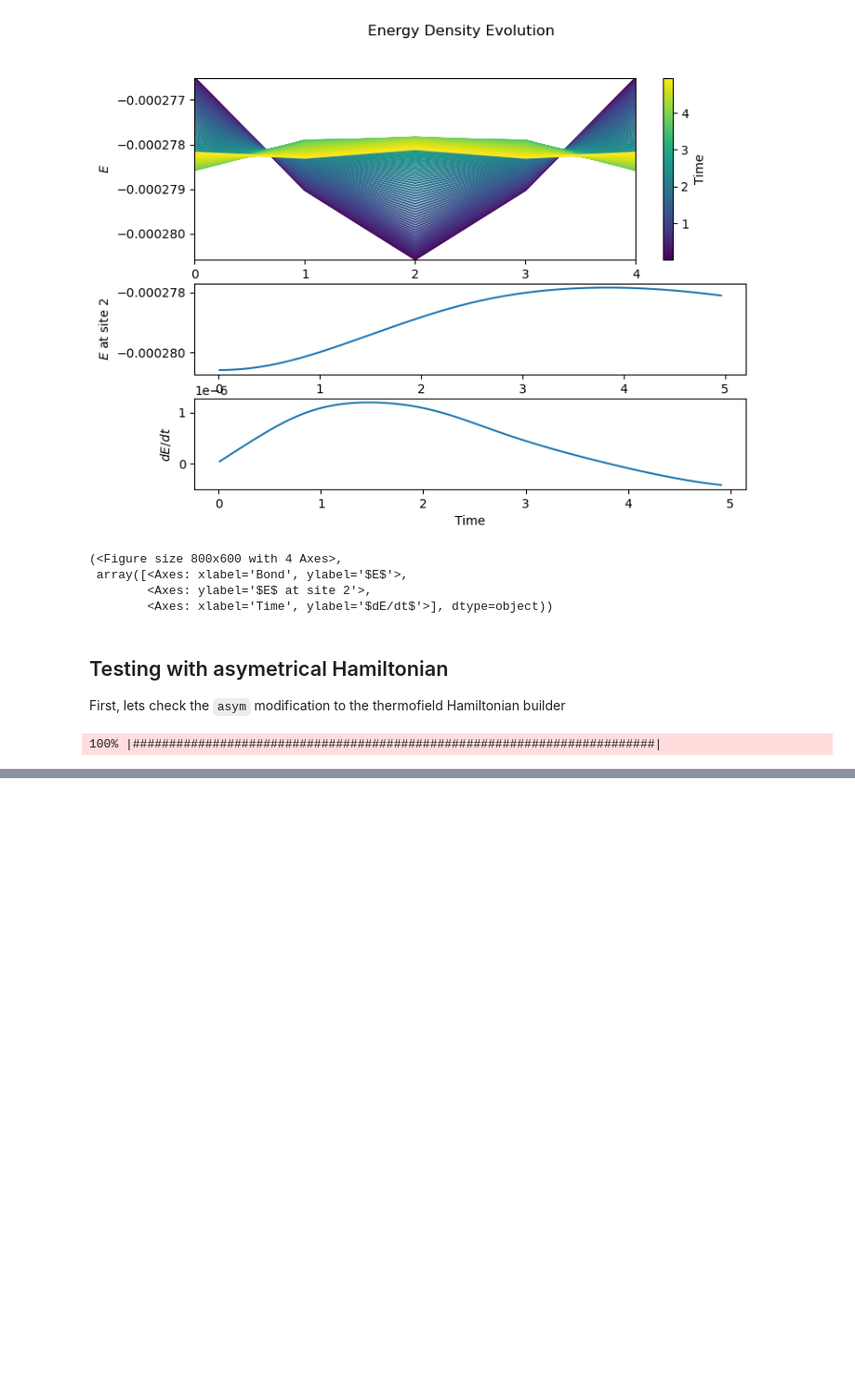
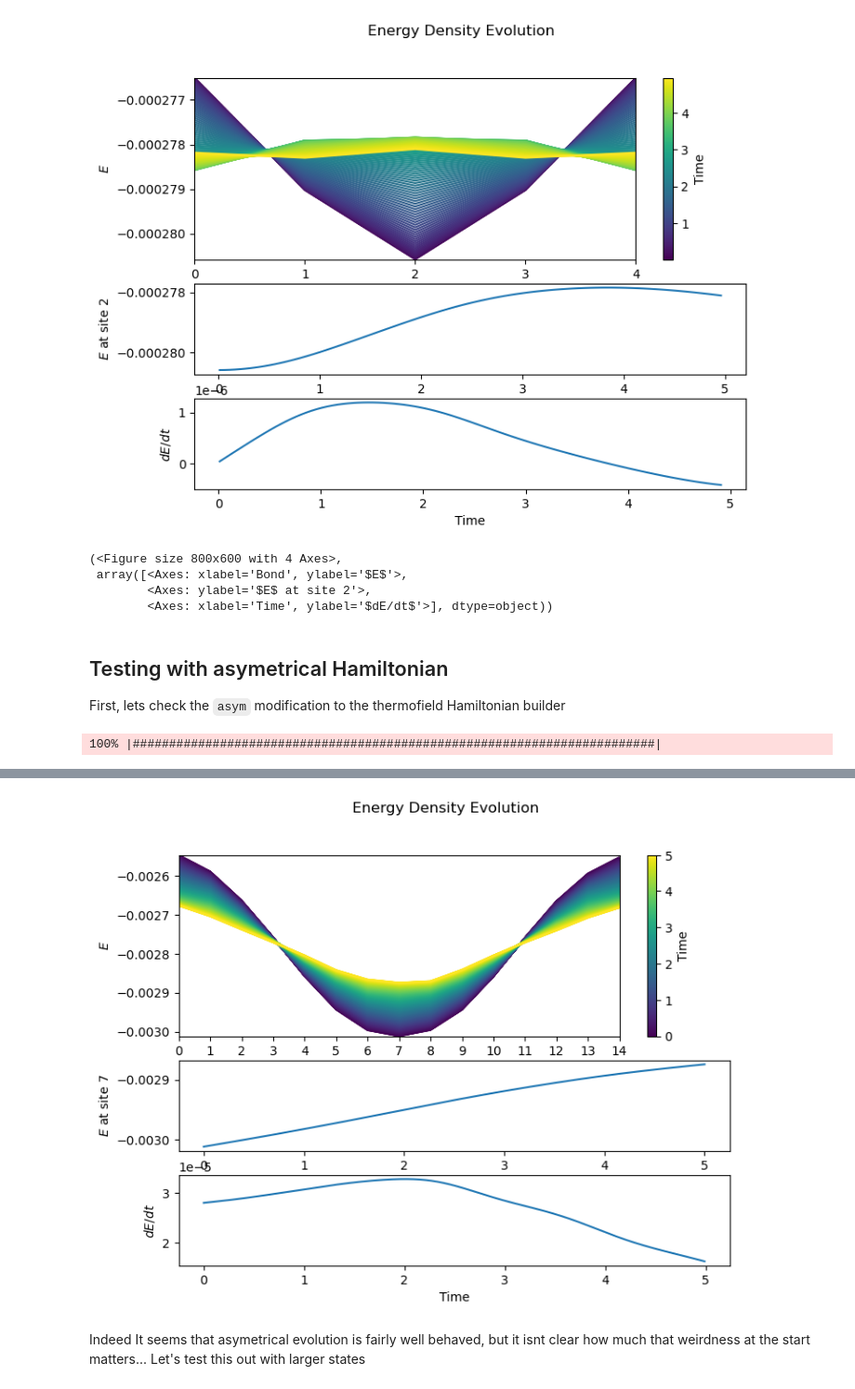
Before and after one commit to OscarCharlieST/quantum-tensor, a Jupyter notebook: active.ipynb, the cells around one changed output, grey strips where cells are left out. Shown at 93% size. Cells and saved outputs as stored; diff of their text form; code cells hidden in the pictures; blank space fills up the shorter version.

```diff
--- a/active.ipynb
+++ b/active.ipynb
@@ -531,0 +586,6 @@ UnboundLocalError: cannot access local variable 'ax' where it is not associated
+# %%
+ts, Es = vis.plot_energy_density_evolution(new_asym_hist, H_terms, block_len=10)
+# %% [output]
+[figure, added]
+# %% [markdown]
+Indeed It seems that asymetrical evolution is fairly well behaved, but it isnt clear how much that weirdness at the start matters... Let's test this out with larger states
```
Also changed, not shown: parts of 17 cells of this notebook, 2 other files.
